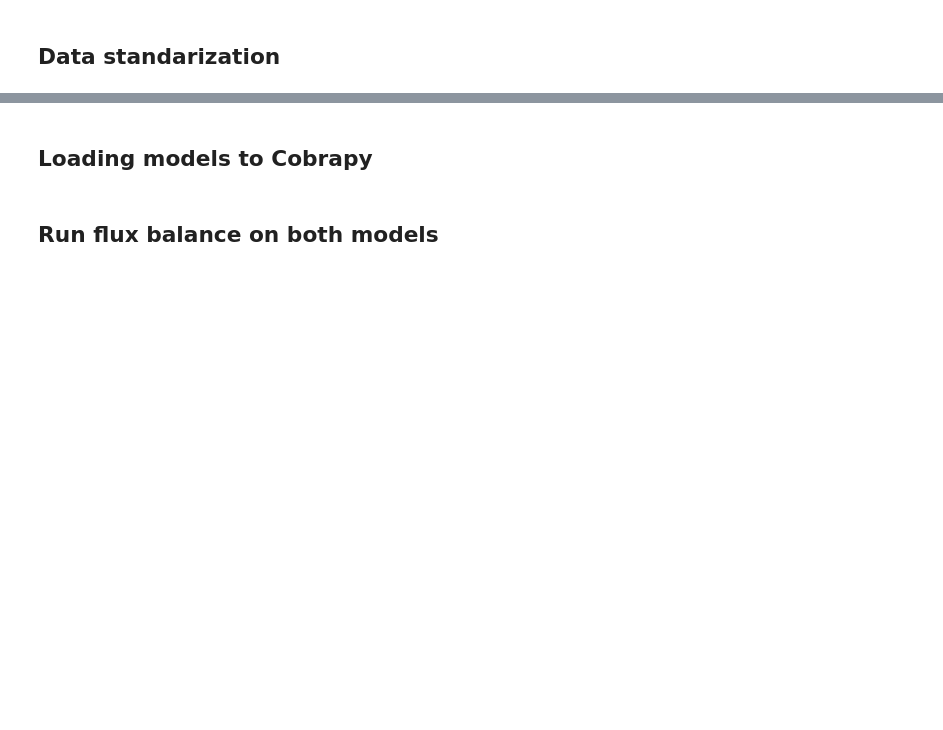
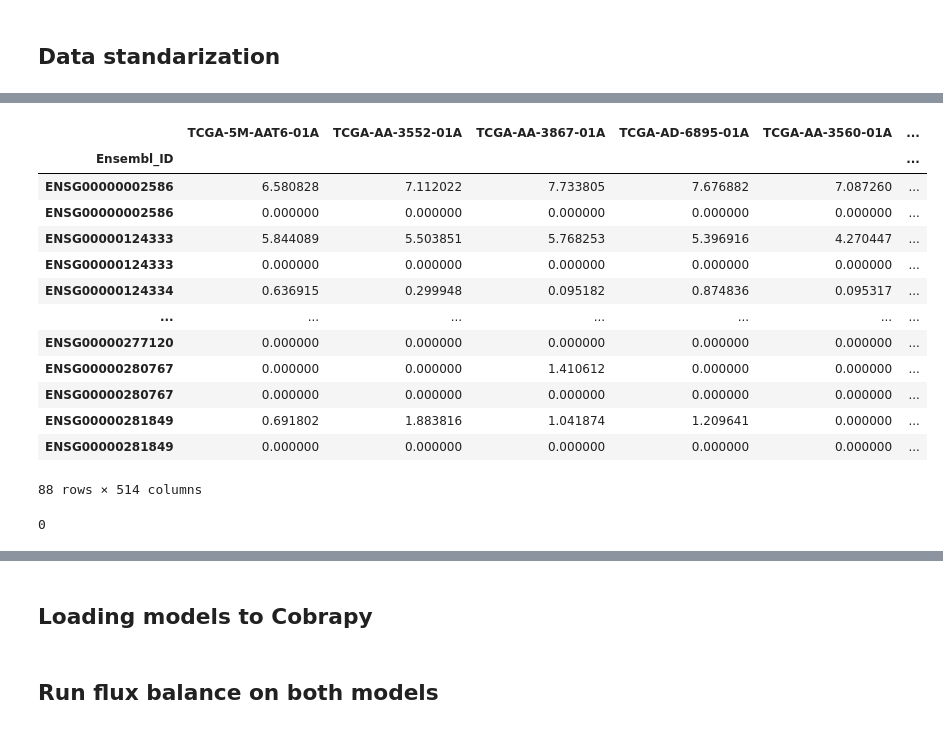
Before and after one commit to Alexreat/dissertation_project, a Jupyter notebook: DissertProject.ipynb, the cells around one changed output, grey strips where cells are left out. Drawn from its saved outputs; the diff is of its cells as text; code cells hidden in the pictures; blank space fills up the shorter version.

```diff
--- a/DissertProject.ipynb
+++ b/DissertProject.ipynb
@@ -141,0 +53,4 @@ ENSG00000000005          0.644133          1.224843
+# %%
+# Get the duplicated index values
+duplicated_indices = tcga_df.index[tcga_df.index.duplicated()]
+print(duplicated_indices)
@@ -141,0 +74,19 @@ ENSG00000000005          0.644133          1.224843
+# %%
+# Get all rows with duplicated indices (including the first occurrence)
+duplicates_df = tcga_df.loc[tcga_df.index.isin(duplicated_indices)]
+display(duplicates_df)
+# %% [output]
+|  | TCGA-5M-AAT6-01A | TCGA-AA-3552-01A | TCGA-AA-3867-01A | TCGA-AD-6895-01A | TCGA-AA-3560-01A | ... |
+| Ensembl_ID |  |  |  |  |  | ... |
+| ENSG00000002586 | 6.580828 | 7.112022 | 7.733805 | 7.676882 | 7.087260 | ... |
+| ENSG00000002586 | 0.000000 | 0.000000 | 0.000000 | 0.000000 | 0.000000 | ... |
+| ENSG00000124333 | 5.844089 | 5.503851 | 5.768253 | 5.396916 | 4.270447 | ... |
+| ENSG00000124333 | 0.000000 | 0.000000 | 0.000000 | 0.000000 | 0.000000 | ... |
+| ENSG00000124334 | 0.636915 | 0.299948 | 0.095182 | 0.874836 | 0.095317 | ... |
+| ... | ... | ... | ... | ... | ... | ... |
+| ENSG00000277120 | 0.000000 | 0.000000 | 0.000000 | 0.000000 | 0.000000 | ... |
+| ENSG00000280767 | 0.000000 | 0.000000 | 1.410612 | 0.000000 | 0.000000 | ... |
+| ENSG00000280767 | 0.000000 | 0.000000 | 0.000000 | 0.000000 | 0.000000 | ... |
+| ENSG00000281849 | 0.691802 | 1.883816 | 1.041874 | 1.209641 | 0.000000 | ... |
+| ENSG00000281849 | 0.000000 | 0.000000 | 0.000000 | 0.000000 | 0.000000 | ... |
+88 rows × 514 columns
@@ -141,0 +106,5 @@ ENSG00000000005          0.644133          1.224843
+# %%
+# Checking for duplicates
+print(tcga_df_cleaned.index.duplicated().sum())
+# %% [output]
+0
```
Also changed, not shown: parts of 74 cells of this notebook.
